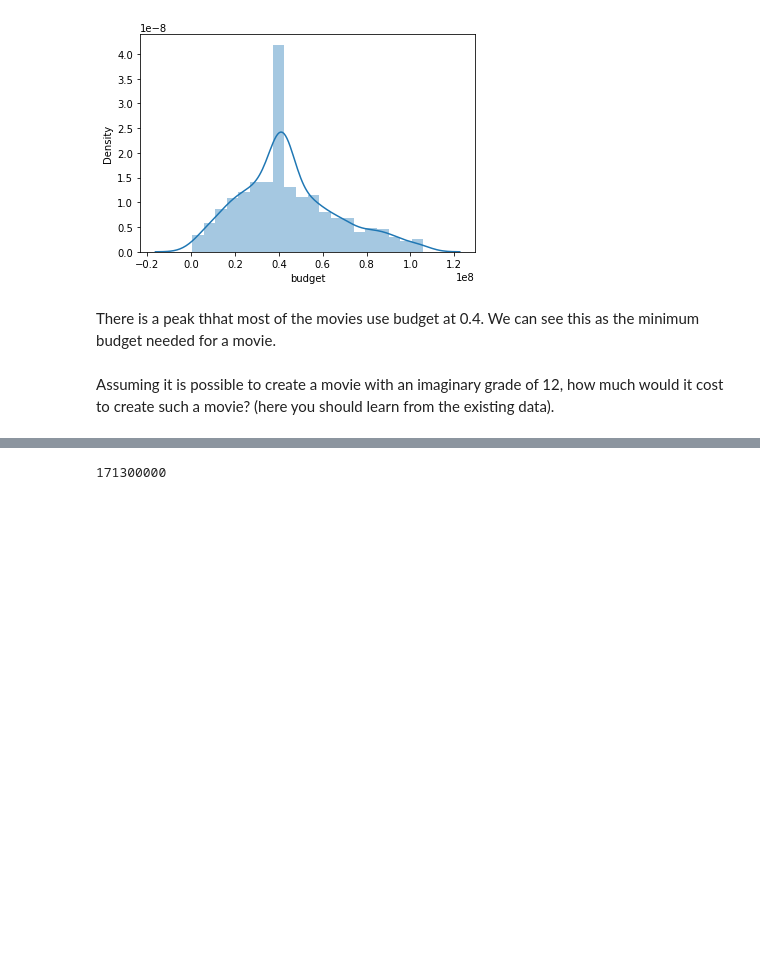
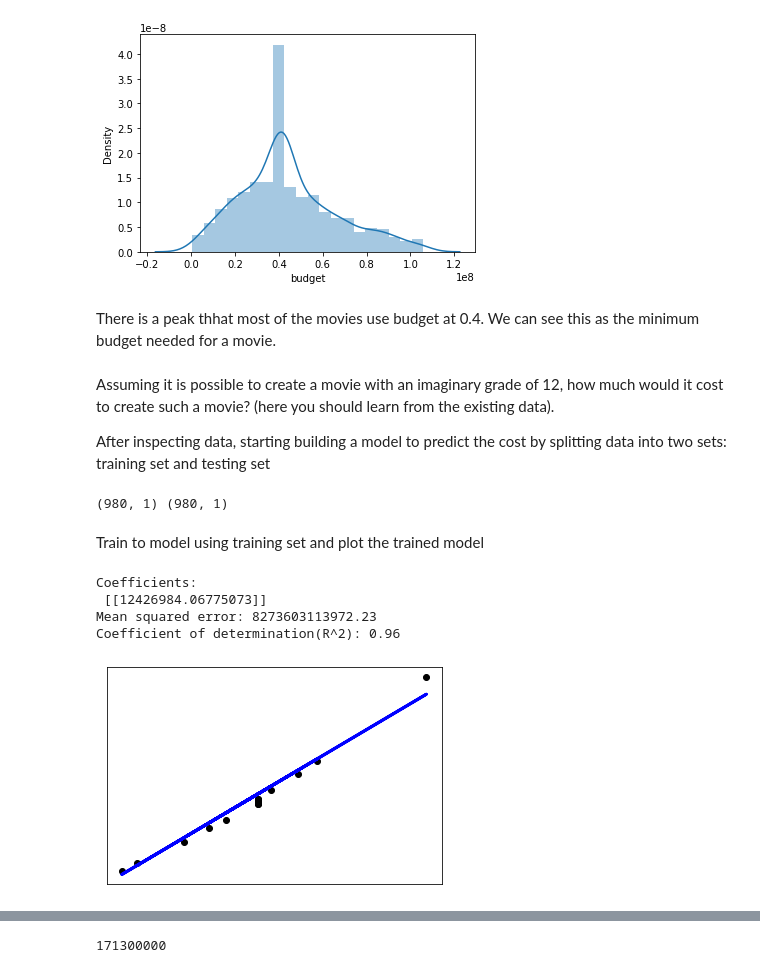
Before and after one commit to pchamio/Data-Analyst-Exercise, a Jupyter notebook: Data_Analyst_Exercise.ipynb, the cells around one changed output, grey strips where cells are left out. Cells and saved outputs as stored; diff of their text form; code cells hidden in the pictures; blank space fills up the shorter version.

```diff
--- a/Data_Analyst_Exercise.ipynb
+++ b/Data_Analyst_Exercise.ipynb
@@ -223,3 +273,58 @@ plt.show()
 There is a peak thhat most of the movies use budget at 0.4. We can see this as the minimum budget needed for a movie.
 # %% [markdown]
 Assuming it is possible to create a movie with an imaginary grade of 12, how much would it cost to create such a movie? (here you should learn from the existing data).
+
+After inspecting data, starting building a model to predict the cost by splitting data into two sets: training set and testing set
+# %%
+# build linear regression to predict movie grade 12
+# predictor X
+X = np.array([[x] for x in df_final['grade'].values])
+# Y
+y = np.array([[x] for x in df_final['budget'].values])
+# split the data into training/testing sets
+X_train = X[:-20]
+X_test = X[-20:]
+
+# split the targets into training/testing sets
+y_train = y[:-20]
+y_test = y[-20:]
+
+# summarize the shape of the training dataset
+print(X_train.shape, y_train.shape)
+# %% [output]
+(980, 1) (980, 1)
+# %% [markdown]
+Train to model using training set and plot the trained model
+# %%
+# create linear regression object
+regr = linear_model.LinearRegression()
+
+# train the model using the training sets
+regr.fit(X_train, y_train)
+
+# make predictions using the testing set
+y_pred = regr.predict(X_test)
+
+# the coefficients
+print('Coefficients: \n', regr.coef_)
+# the mean squared error
+print('Mean squared error: %.2f'
+      % mean_squared_error(y_test, y_pred))
+# the coefficient of determination(R-square): 1 is perfect prediction
+print('Coefficient of determination(R^2): %.2f'
+      % r2_score(y_test, y_pred))
+
+# plot outputs
+plt.scatter(X_test, y_test,  color='black')
+plt.plot(X_test, y_pred, color='blue', linewidth=3)
+
+plt.xticks(())
+plt.yticks(())
+
+plt.show()
+# %% [output]
+Coefficients:
+ [[12426984.06775073]]
+Mean squared error: 8273603113972.23
+Coefficient of determination(R^2): 0.96
+[figure, added]
```
Also changed, not shown: parts of 38 cells of this notebook.
